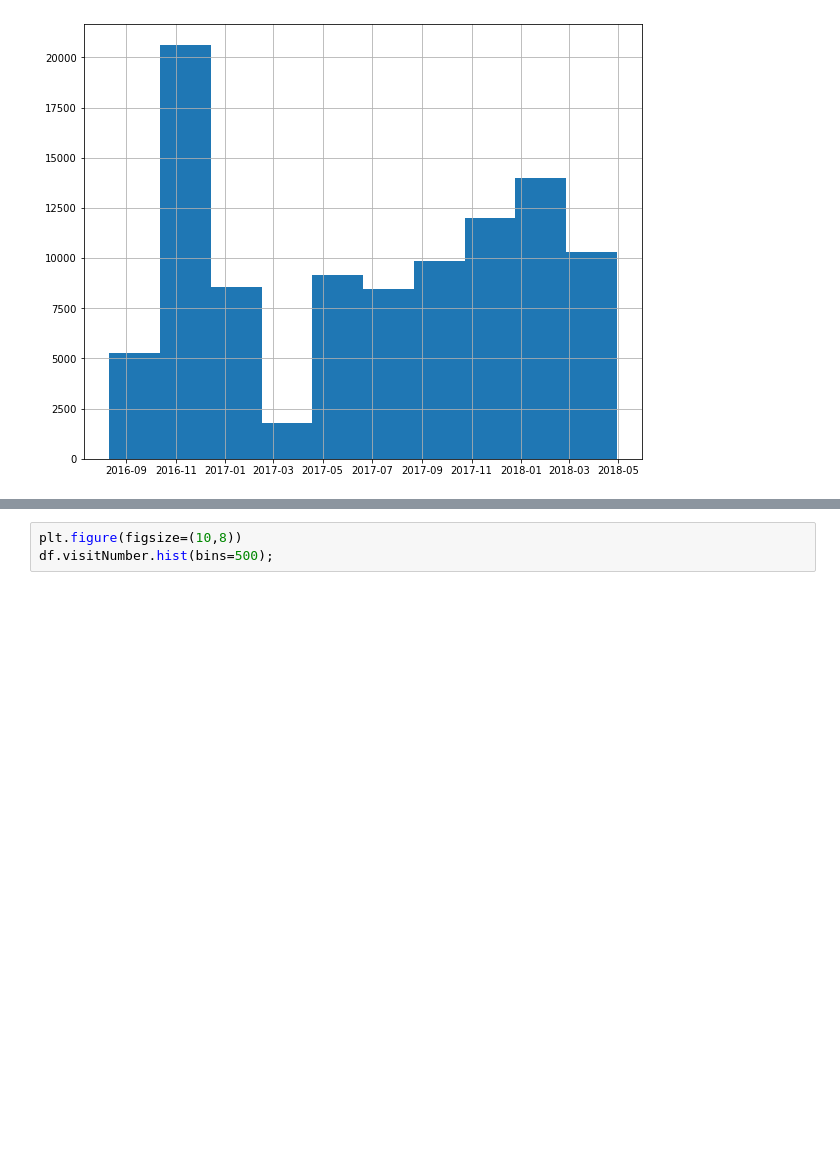
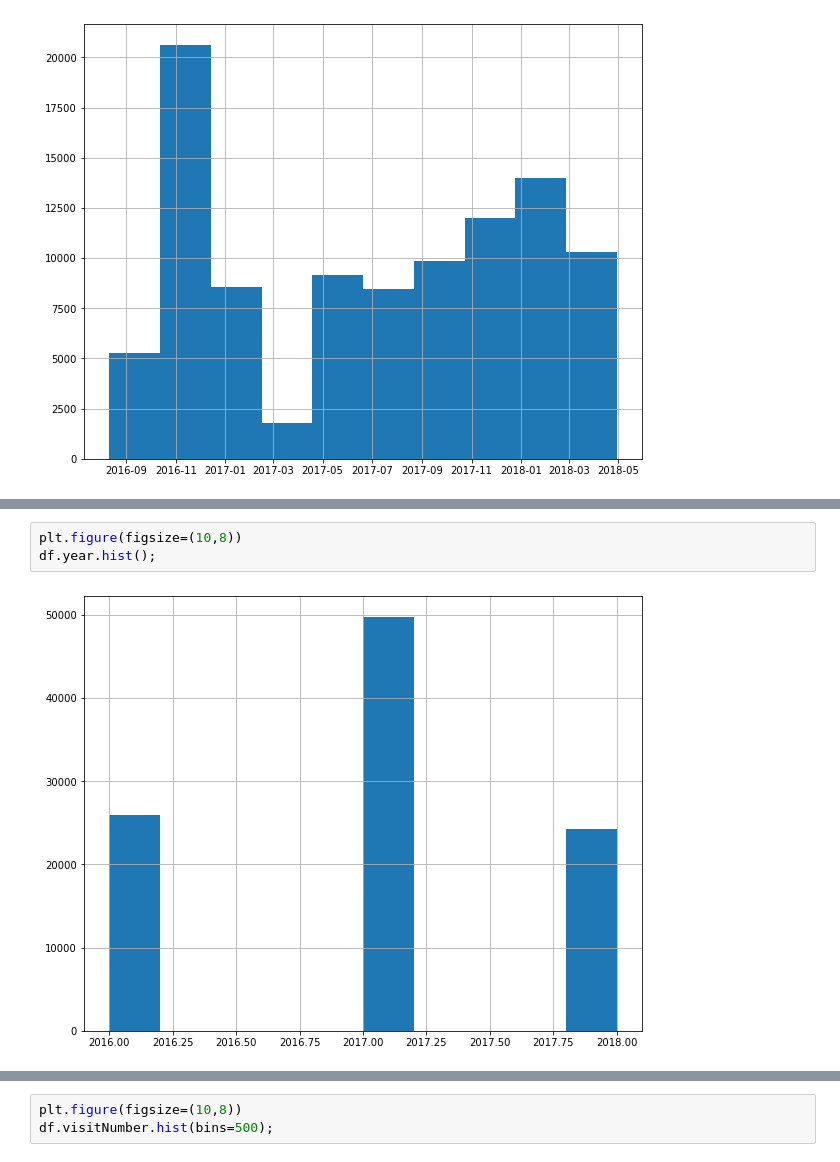
Before and after one commit to larsenk23/Capstone2, a Jupyter notebook: Cleaning and Exploring.ipynb, the cells around one changed output, grey strips where cells are left out. Cells and saved outputs as stored; diff of their text form; blank space fills up the shorter version.

```diff
--- a/Cleaning and Exploring.ipynb
+++ b/Cleaning and Exploring.ipynb
@@ -224,0 +235,5 @@ df.date.hist();
+# %%
+plt.figure(figsize=(10,8))
+df.year.hist();
+# %% [output]
+[figure, added]
```
Also changed, not shown: parts of 3 cells of this notebook.
